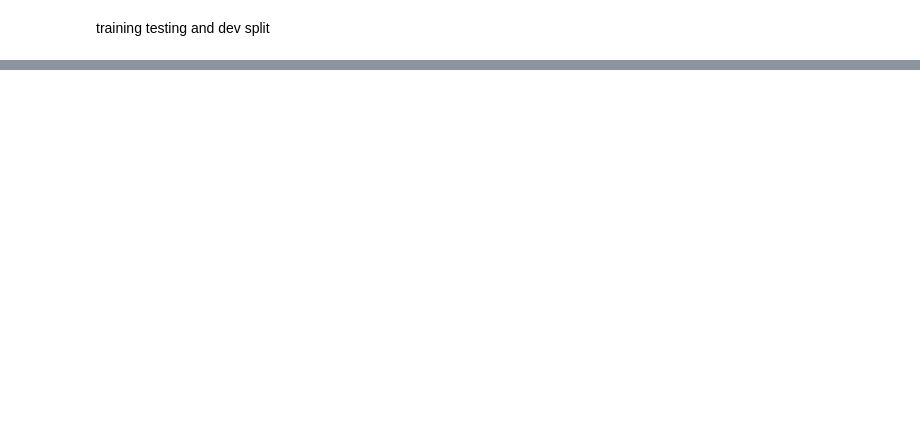
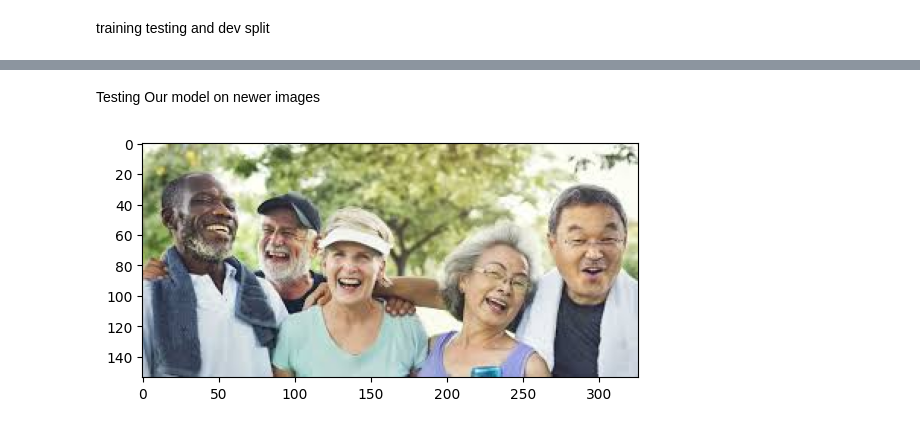
Before and after one commit to pri1712/emotion_predictor, a Jupyter notebook: emotion_classification.ipynb, the cells around one changed output, grey strips where cells are left out. Saved outputs shown, nothing was run; the diff lists cells and outputs as text; code cells hidden in the pictures; blank space fills up the shorter version.

```diff
--- a/emotion_classification.ipynb
+++ b/emotion_classification.ipynb
@@ -123,0 +165,9 @@ model=Sequential([
+# %% [markdown]
+Testing Our model on newer images
+# %%
+img=cv2.imread('/content/gdrive/MyDrive/testing/images.jpeg')
+# %%
+plt.imshow(cv2.cvtColor(img,cv2.COLOR_BGR2RGB))
+plt.show()
+# %% [output]
+[figure, added]
```
Also changed, not shown: parts of 26 cells of this notebook.
